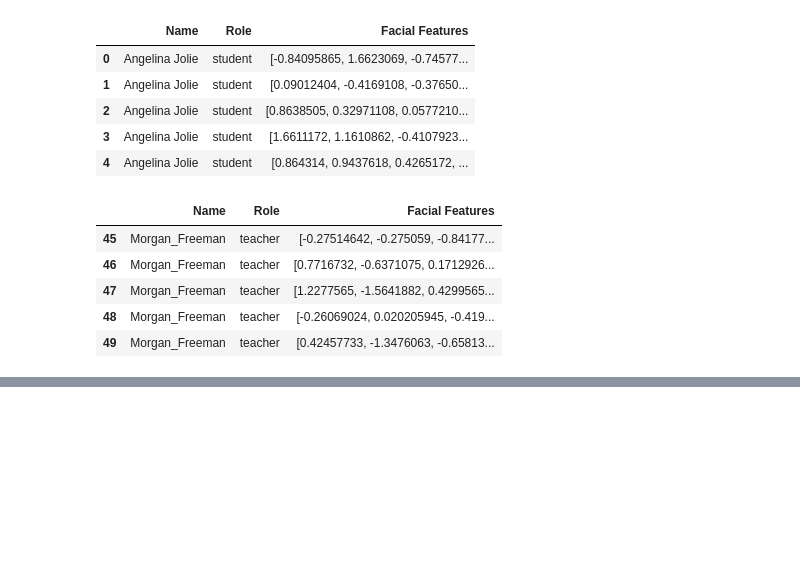
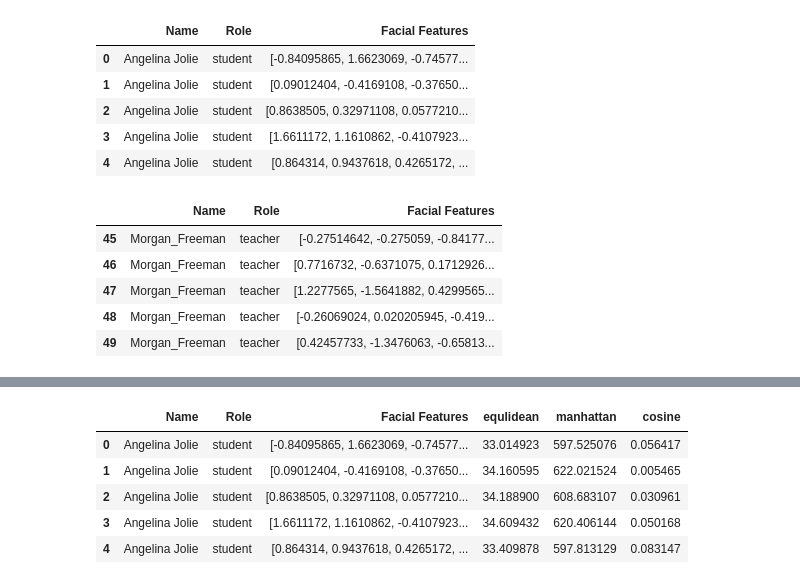
Before and after one commit to sbibek51/AIML-Lab-G5-Real-Time-Face-Detection-Attandence-System-, a Jupyter notebook: face_attendance/Face_recognition.ipynb, the cells around one changed output, grey strips where cells are left out. Saved outputs shown, nothing was run; the diff lists cells and outputs as text; code cells hidden in the pictures; blank space fills up the shorter version.

```diff
--- a/face_attendance/Face_recognition.ipynb
+++ b/face_attendance/Face_recognition.ipynb
@@ -63,0 +102,9 @@ df.tail(5)
+# %%
+df.head()
+# %% [output]
+|  | Name | Role | Facial Features | equlidean | manhattan | cosine |
+| 0 | Angelina Jolie | student | [-0.84095865, 1.6623069, -0.74577... | 33.014923 | 597.525076 | 0.056417 |
+| 1 | Angelina Jolie | student | [0.09012404, -0.4169108, -0.37650... | 34.160595 | 622.021524 | 0.005465 |
+| 2 | Angelina Jolie | student | [0.8638505, 0.32971108, 0.0577210... | 34.188900 | 608.683107 | 0.030961 |
+| 3 | Angelina Jolie | student | [1.6611172, 1.1610862, -0.4107923... | 34.609432 | 620.406144 | 0.050168 |
+| 4 | Angelina Jolie | student | [0.864314, 0.9437618, 0.4265172, ... | 33.409878 | 597.813129 | 0.083147 |
```
Also changed, not shown: parts of 23 cells of this notebook, 3 other files.
